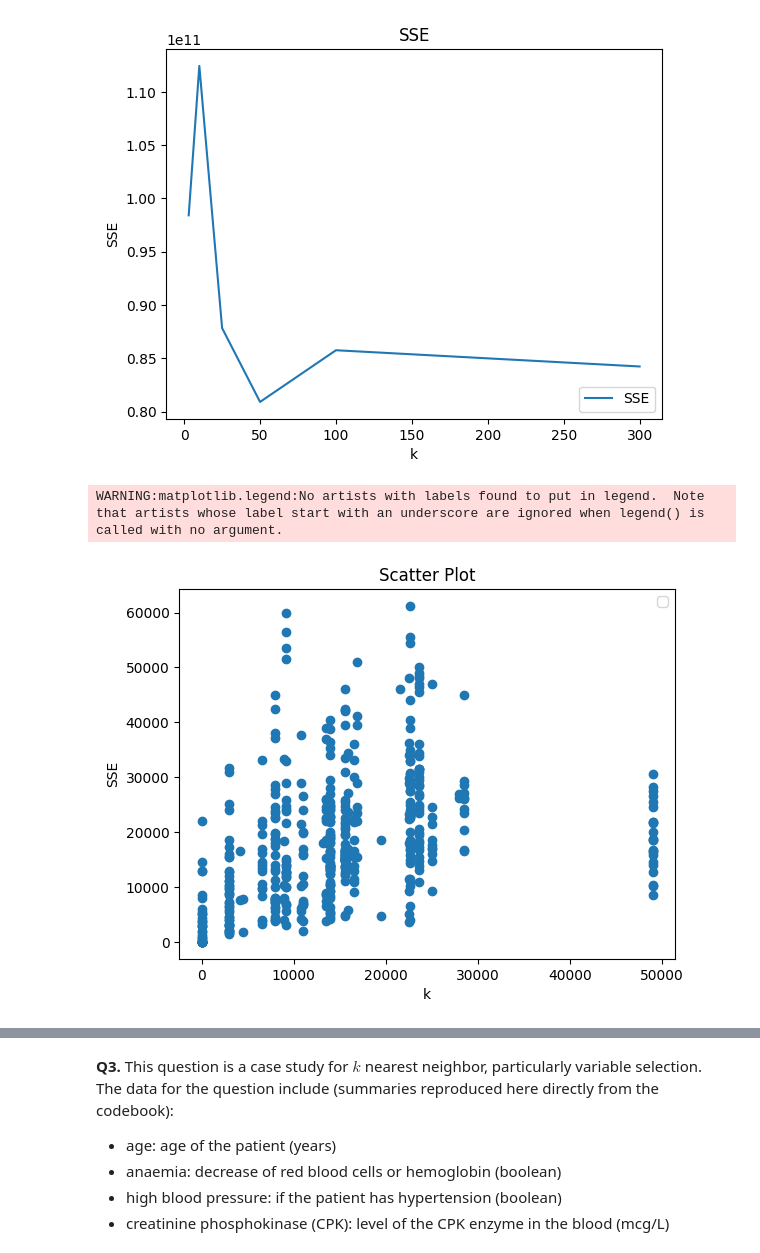
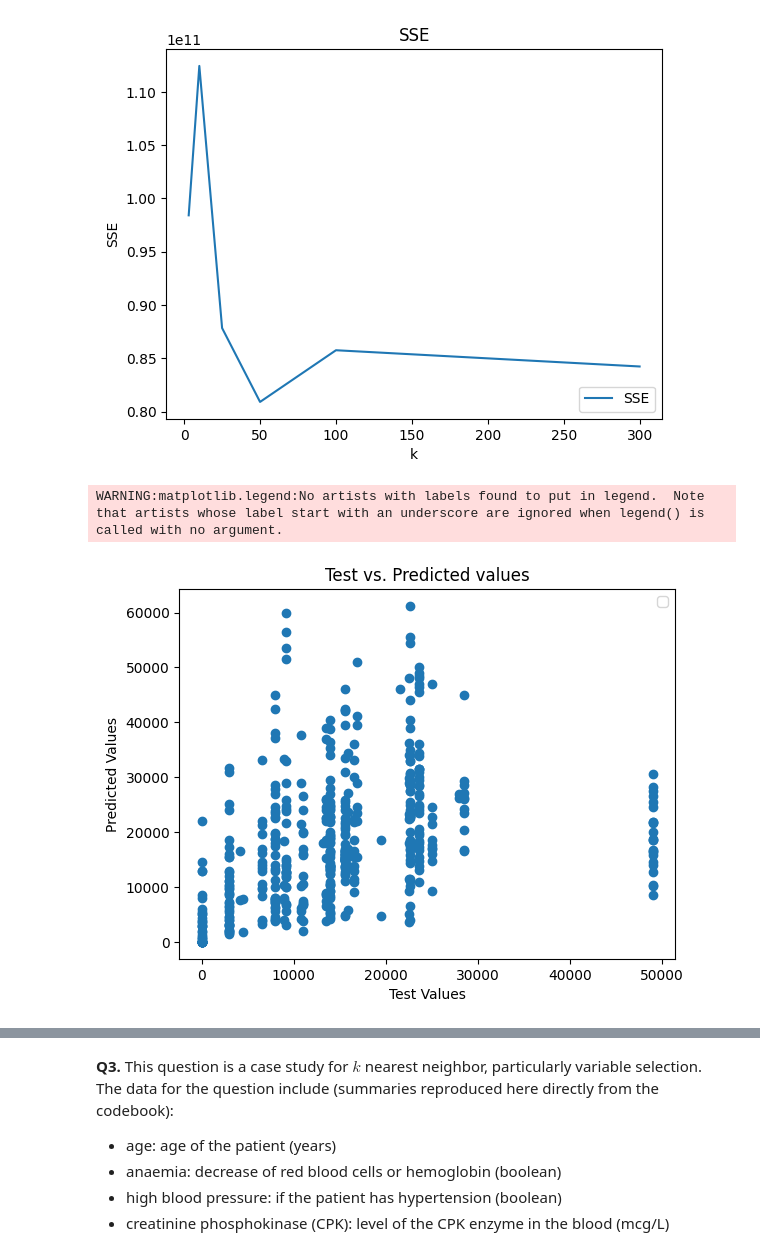
Before and after one commit to ToriStoner/assignment3, a Jupyter notebook: assignment_knn_and_kmc.ipynb, the cells around one changed output, grey strips where cells are left out. Saved outputs shown, nothing was run; the diff lists cells and outputs as text; code cells hidden in the pictures.

```diff
--- a/assignment_knn_and_kmc.ipynb
+++ b/assignment_knn_and_kmc.ipynb
@@ -381,21 +381,23 @@ plt.show()
 # %%
 
 
 y_hat = fitted_model.predict(x_test)
 
 plt.scatter(y_hat, y_test)
 
-plt.xlabel("k")
-plt.ylabel("SSE")
+plt.xlabel("Test Values")
+plt.ylabel("Predicted Values")
 plt.legend()
-plt.title('Scatter Plot')
+plt.title('Test vs. Predicted values')
 plt.show()
 
 #The SSE declines with k values from 15-50, with the optimal k value being at 50
 #the SSE then increases from k values of 50-100 before decreasing again slightly
+#In the scatter plot there are a lot of points bunching vertically
+#For many of the test values from 8000-22000 there is a lot of bunching of predicted values for specific test values
 # %% [output]
 WARNING:matplotlib.legend:No artists with labels found to put in legend.  Note that artists whose label start with an underscore are ignored when legend() is called with no argument.
-[figure, old version]
+[figure, new version]
 # %%
 #Q5
 from sklearn.neighbors import KNeighborsClassifier
```
Also changed, not shown: parts of 11 cells of this notebook.
